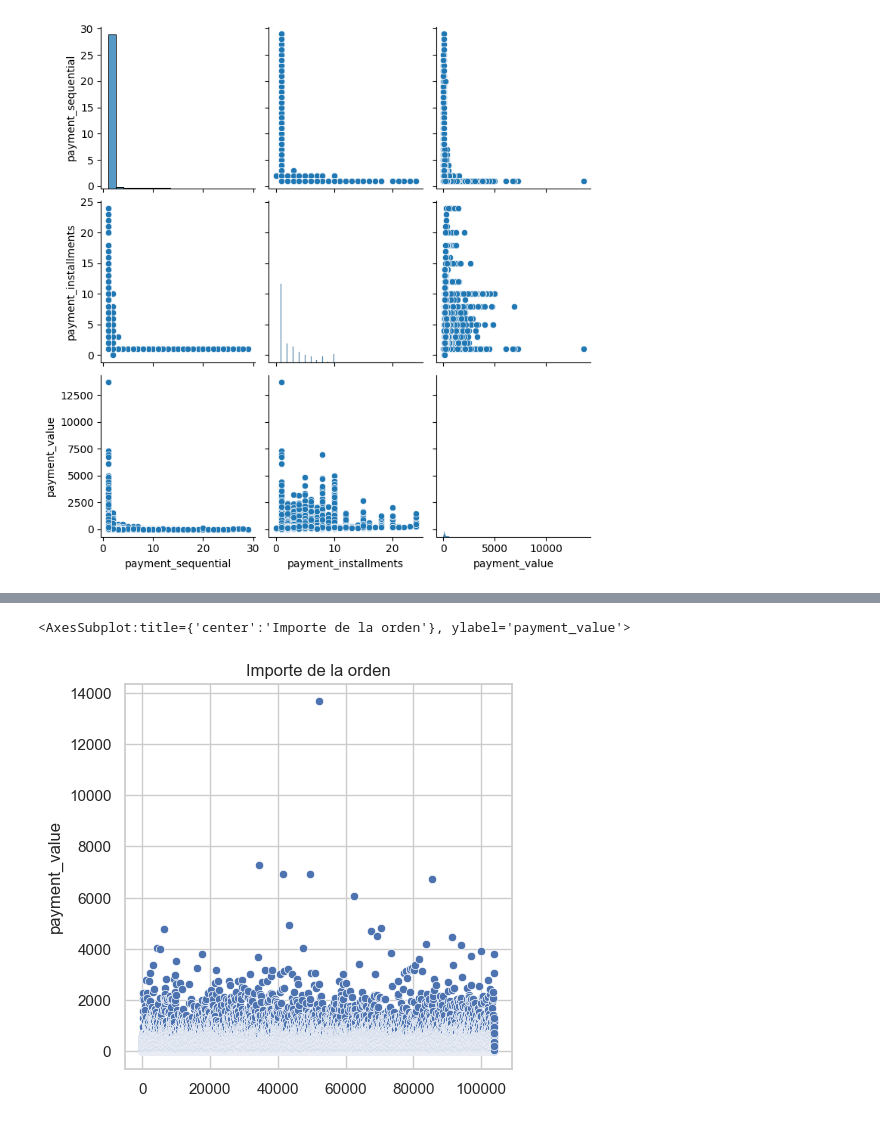
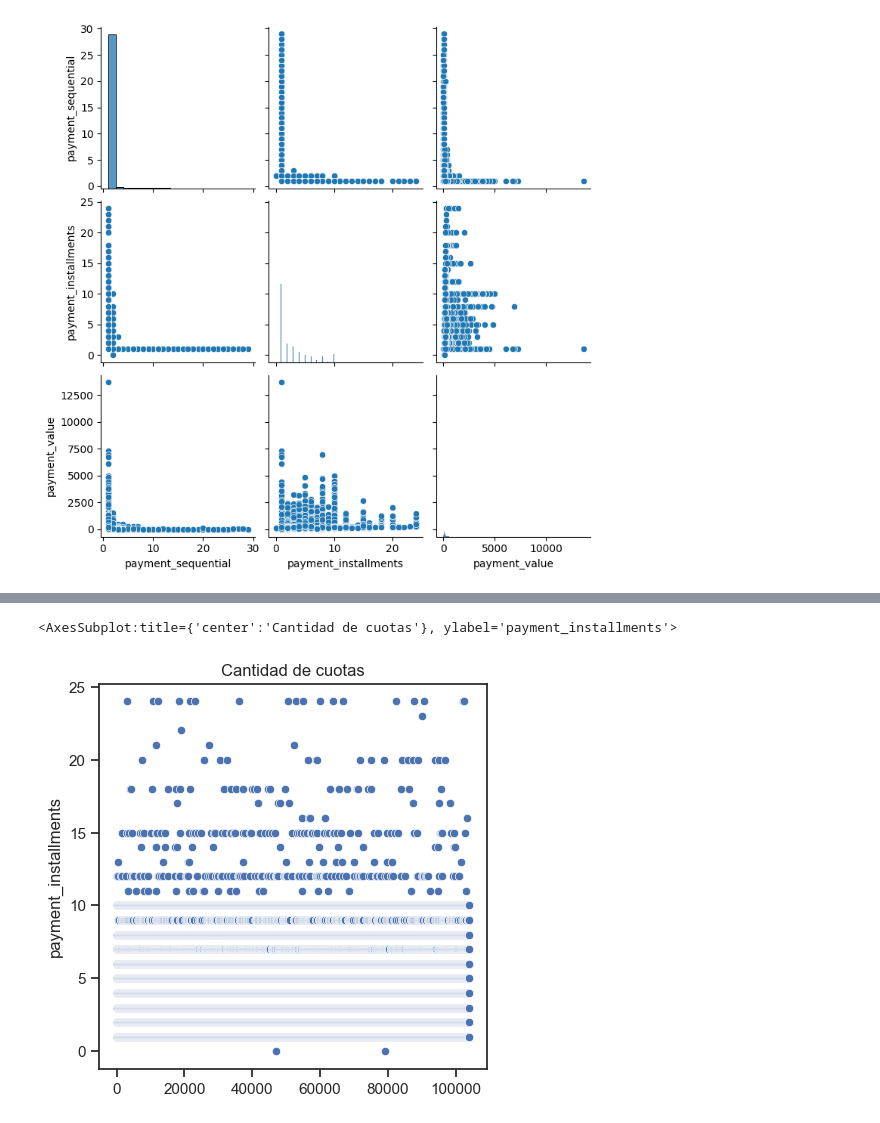
Before and after one commit to MelinaRG/Proyecto-Final-DATA, a Jupyter notebook: order_payments_Emma.ipynb, the cells around one changed output, grey strips where cells are left out. Saved outputs shown, nothing was run; the diff lists cells and outputs as text; code cells hidden in the pictures.

```diff
--- a/order_payments_Emma.ipynb
+++ b/order_payments_Emma.ipynb
@@ -81,7 +118,8 @@ sns.histplot(ordpay['payment_value'])
 # %%
+#Con un gráfico de tipo scatter podemos ver mejor la distribución.
 plt.figure(figsize=(5,5))
-plt.title("Importe de la orden")
-sns.scatterplot(ordpay['payment_value'])
+plt.title("Cantidad de cuotas")
+sns.scatterplot(ordpay['payment_installments'])
 # %% [output]
-<AxesSubplot:title={'center':'Importe de la orden'}, ylabel='payment_value'>
+<AxesSubplot:title={'center':'Cantidad de cuotas'}, ylabel='payment_installments'>
-[figure, old version]
+[figure, new version]
```
Also changed, not shown: parts of 17 cells of this notebook, 1 other file.
